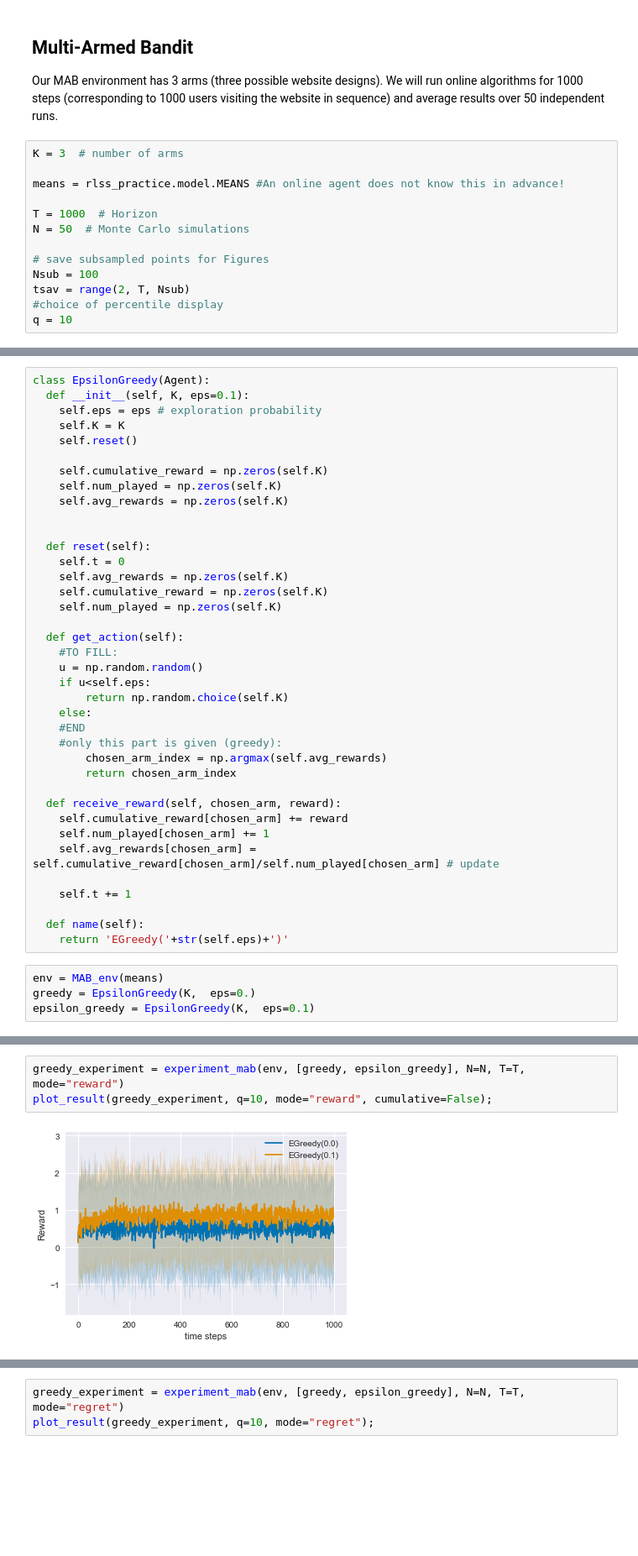
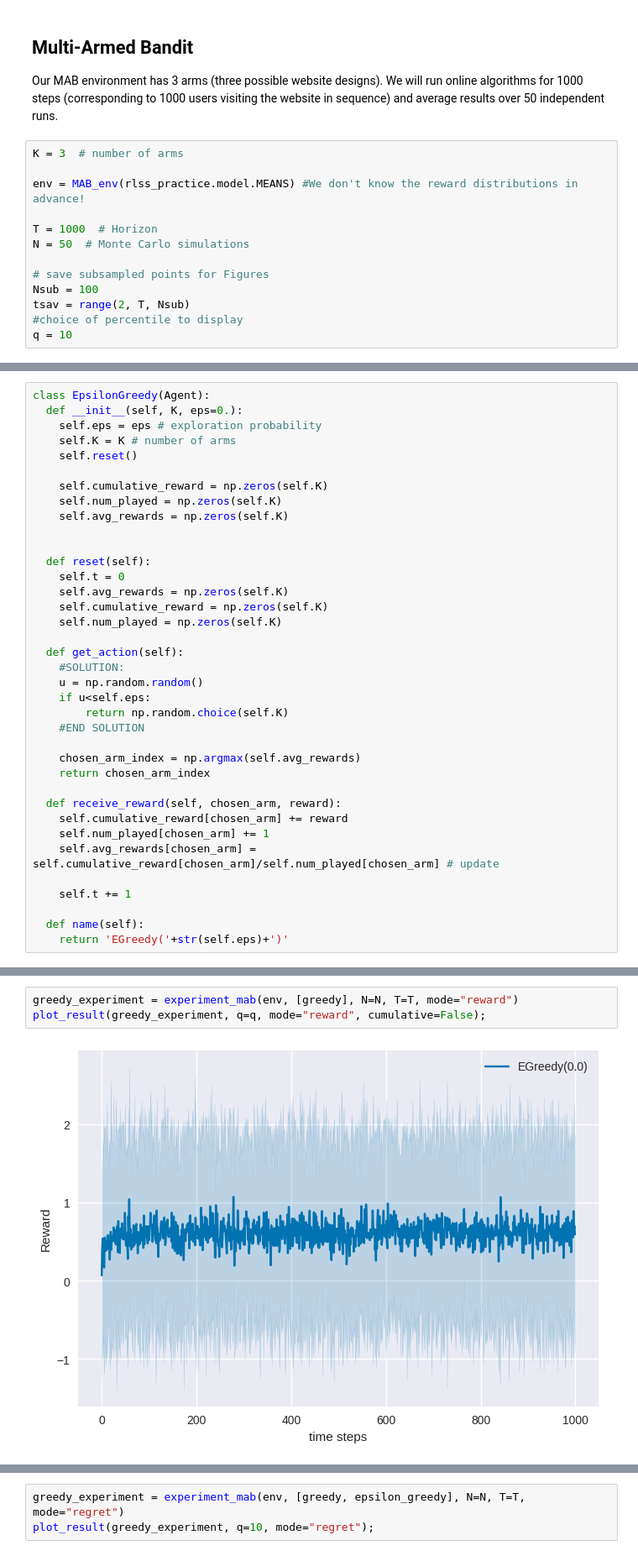
Before and after one commit to rlsummerschool/practical-sessions, a Jupyter notebook: notebooks/bandits_practice.ipynb, the cells around one changed output, grey strips where cells are left out. Shown at 84% size. Drawn from its saved outputs; the diff is of its cells as text; blank space fills up the shorter version.

```diff
--- a/notebooks/bandits_practice.ipynb
+++ b/notebooks/bandits_practice.ipynb
@@ -109,7 +110,7 @@ Our MAB environment has 3 arms (three possible website designs). We will run onl
 # %%
 K = 3  # number of arms
 
-means = rlss_practice.model.MEANS #An online agent does not know this in advance!
+env = MAB_env(rlss_practice.model.MEANS) #We don't know the reward distributions in advance!
 
 T = 1000  # Horizon
 N = 50  # Monte Carlo simulations
@@ -117,5 +118,5 @@ N = 50  # Monte Carlo simulations
 # save subsampled points for Figures
 Nsub = 100
 tsav = range(2, T, Nsub)
-#choice of percentile display
+#choice of percentile to display
 q = 10
@@ -128,8 +145,8 @@ The idea is to give them a 3-arms bandit with Gaussian rewards and an incomplete
 # %%
 class EpsilonGreedy(Agent):
-  def __init__(self, K, eps=0.1):
+  def __init__(self, K, eps=0.):
     self.eps = eps # exploration probability
-    self.K = K
+    self.K = K # number of arms
     self.reset()
 
     self.cumulative_reward = np.zeros(self.K)
@@ -144,15 +161,14 @@ class EpsilonGreedy(Agent):
     self.num_played = np.zeros(self.K)
 
   def get_action(self):
-    #TO FILL:
+    #SOLUTION:
     u = np.random.random()
     if u<self.eps:
         return np.random.choice(self.K)
-    else:
-    #END
-    #only this part is given (greedy):
-        chosen_arm_index = np.argmax(self.avg_rewards)
-        return chosen_arm_index
+    #END SOLUTION
+
+    chosen_arm_index = np.argmax(self.avg_rewards)
+    return chosen_arm_index
 
   def receive_reward(self, chosen_arm, reward):
     self.cumulative_reward[chosen_arm] += reward
@@ -163,7 +179,3 @@ class EpsilonGreedy(Agent):
 
   def name(self):
     return 'EGreedy('+str(self.eps)+')'
-# %%
-env = MAB_env(means)
-greedy = EpsilonGreedy(K,  eps=0.)
-epsilon_greedy = EpsilonGreedy(K,  eps=0.1)
@@ -170,5 +188,5 @@ epsilon_greedy = EpsilonGreedy(K,  eps=0.1)
 # %%
-greedy_experiment = experiment_mab(env, [greedy, epsilon_greedy], N=N, T=T, mode="reward")
-plot_result(greedy_experiment, q=10, mode="reward", cumulative=False);
+greedy_experiment = experiment_mab(env, [greedy], N=N, T=T, mode="reward")
+plot_result(greedy_experiment, q=q, mode="reward", cumulative=False);
 # %% [output]
-[figure, old version]
+[figure, new version]
```
Also changed, not shown: parts of 10 cells of this notebook.
